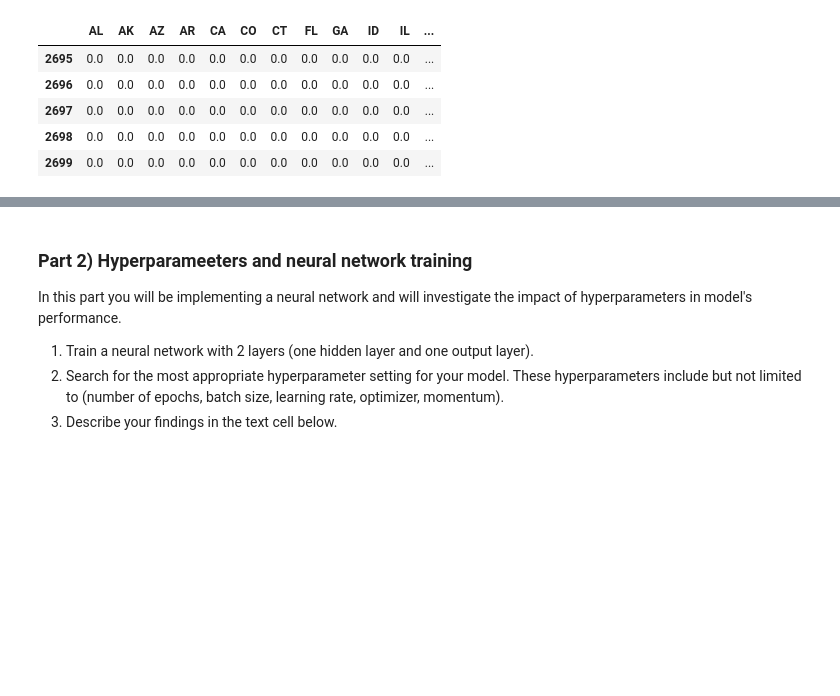
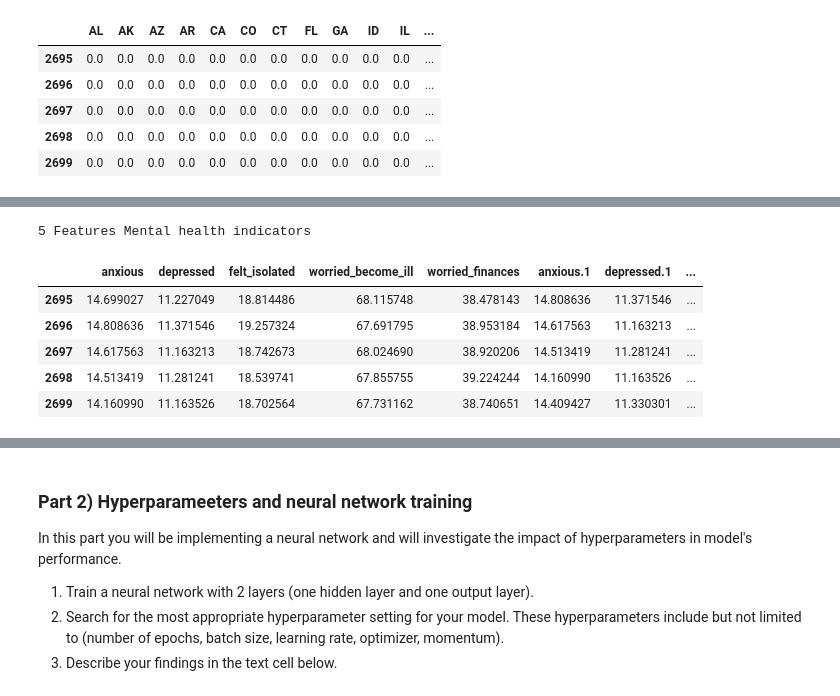
Before and after one commit to alexsalman/DeepLearningAssignments, a Jupyter notebook: Assignment_1.ipynb, the cells around one changed output, grey strips where cells are left out. Cells and saved outputs as stored; diff of their text form; code cells hidden in the pictures; blank space fills up the shorter version.

```diff
--- a/Assignment_1.ipynb
+++ b/Assignment_1.ipynb
@@ -137 +163,16 @@ data.iloc[-5:,41:45]
+# %%
+print('5 Features Mental health indicators')
+pd.set_option("display.max_columns", len(data.columns))
+#data.iloc[-5:,53:58]
+data[['anxious', 'depressed', 'felt_isolated', 'worried_become_ill', 'worried_finances',
+      'anxious.1', 'depressed.1', 'felt_isolated.1', 'worried_become_ill.1', 'worried_finances.1',
+      'anxious.2', 'depressed.2', 'felt_isolated.2', 'worried_become_ill.2', 'worried_finances.2']].tail()
+# %% [output]
+5 Features Mental health indicators
+|  | anxious | depressed | felt_isolated | worried_become_ill | worried_finances | anxious.1 | depressed.1 | ... |
+| 2695 | 14.699027 | 11.227049 | 18.814486 | 68.115748 | 38.478143 | 14.808636 | 11.371546 | ... |
+| 2696 | 14.808636 | 11.371546 | 19.257324 | 67.691795 | 38.953184 | 14.617563 | 11.163213 | ... |
+| 2697 | 14.617563 | 11.163213 | 18.742673 | 68.024690 | 38.920206 | 14.513419 | 11.281241 | ... |
+| 2698 | 14.513419 | 11.281241 | 18.539741 | 67.855755 | 39.224244 | 14.160990 | 11.163526 | ... |
+| 2699 | 14.160990 | 11.163526 | 18.702564 | 67.731162 | 38.740651 | 14.409427 | 11.330301 | ... |
 # %%
```
Also changed, not shown: parts of 7 cells of this notebook.
